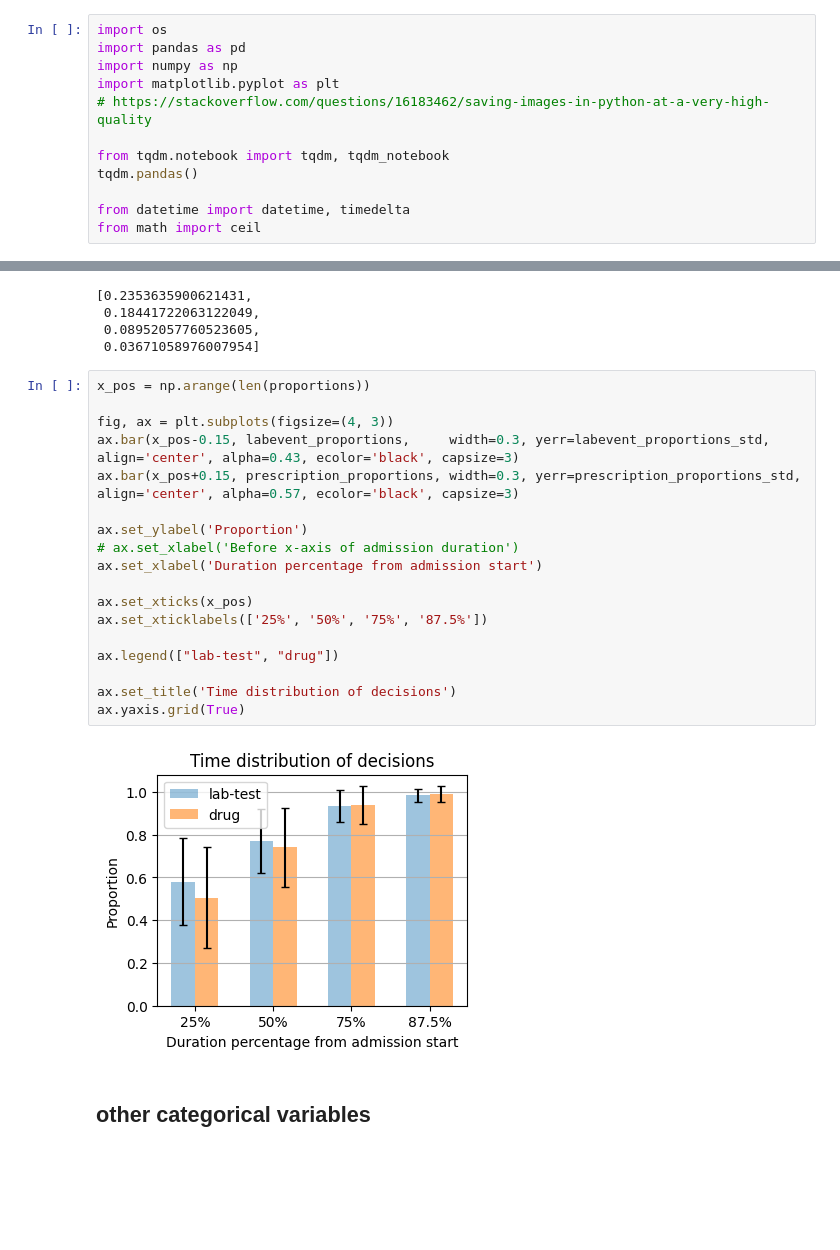
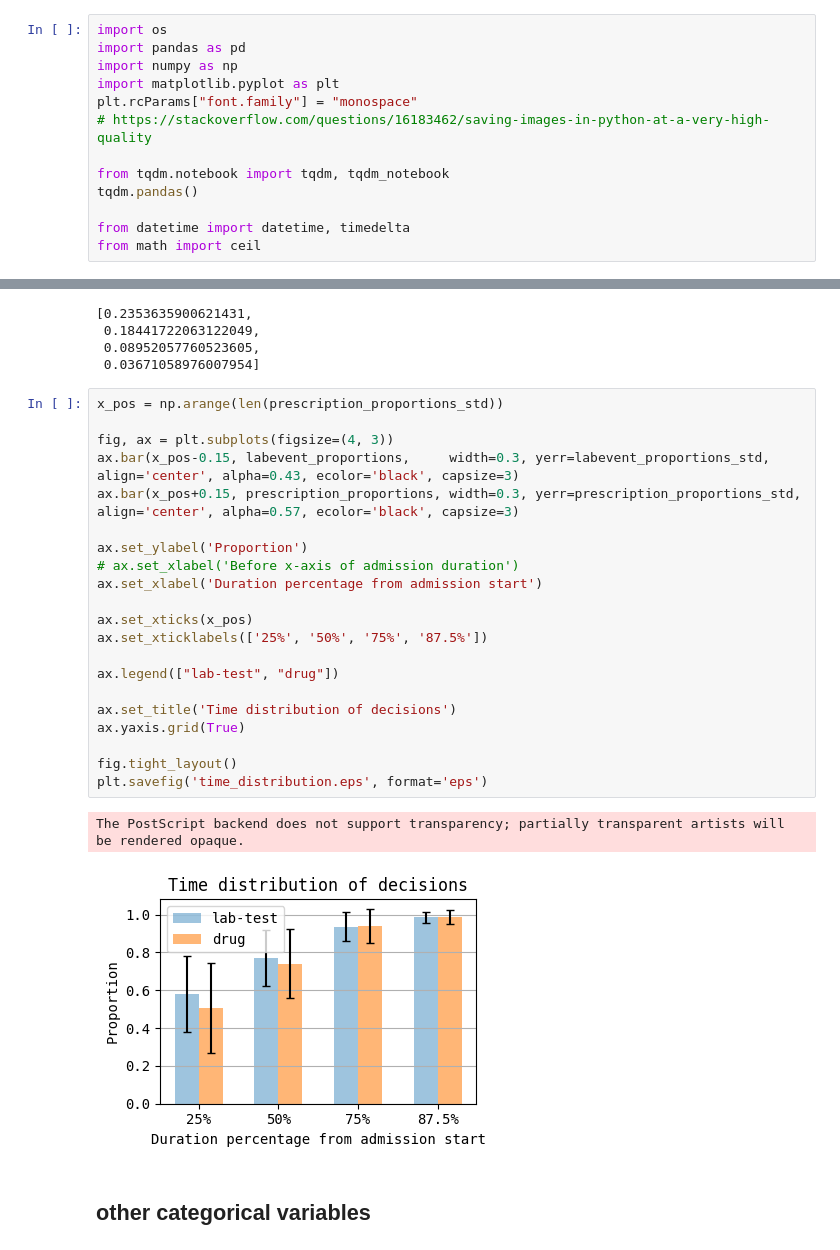
Before and after one commit to Nemo4110/GNNs-Driven-Clinical-Decision-Making-Assistance, a Jupyter notebook: notebook/statistics.ipynb, the cells around one changed output, grey strips where cells are left out. Cells and saved outputs as stored; diff of their text form; blank space fills up the shorter version.

```diff
--- a/notebook/statistics.ipynb
+++ b/notebook/statistics.ipynb
@@ -21,6 +21,7 @@ import os
 import pandas as pd
 import numpy as np
 import matplotlib.pyplot as plt
+plt.rcParams["font.family"] = "monospace"
 # https://stackoverflow.com/questions/16183462/saving-images-in-python-at-a-very-high-quality
 
 from tqdm.notebook import tqdm, tqdm_notebook
@@ -308,25 +380,29 @@ prescription_proportions_std
  0.08952057760523605,
  0.03671058976007954]
 # %%
-x_pos = np.arange(len(proportions))
+x_pos = np.arange(len(prescription_proportions_std))
 
 fig, ax = plt.subplots(figsize=(4, 3))
 ax.bar(x_pos-0.15, labevent_proportions,     width=0.3, yerr=labevent_proportions_std,     align='center', alpha=0.43, ecolor='black', capsize=3)
 ax.bar(x_pos+0.15, prescription_proportions, width=0.3, yerr=prescription_proportions_std, align='center', alpha=0.57, ecolor='black', capsize=3)
 
 ax.set_ylabel('Proportion')
 # ax.set_xlabel('Before x-axis of admission duration')
 ax.set_xlabel('Duration percentage from admission start')
 
 ax.set_xticks(x_pos)
 ax.set_xticklabels(['25%', '50%', '75%', '87.5%'])
 
 ax.legend(["lab-test", "drug"])
 
 ax.set_title('Time distribution of decisions')
 ax.yaxis.grid(True)
+
+fig.tight_layout()
+plt.savefig('time_distribution.eps', format='eps')
 # %% [output]
+The PostScript backend does not support transparency; partially transparent artists will be rendered opaque.
-[figure, old version]
+[figure, new version]
 # %% [markdown]
 ## other categorical variables
 # %%
```
Also changed, not shown: parts of 24 cells of this notebook, 3 other files.
